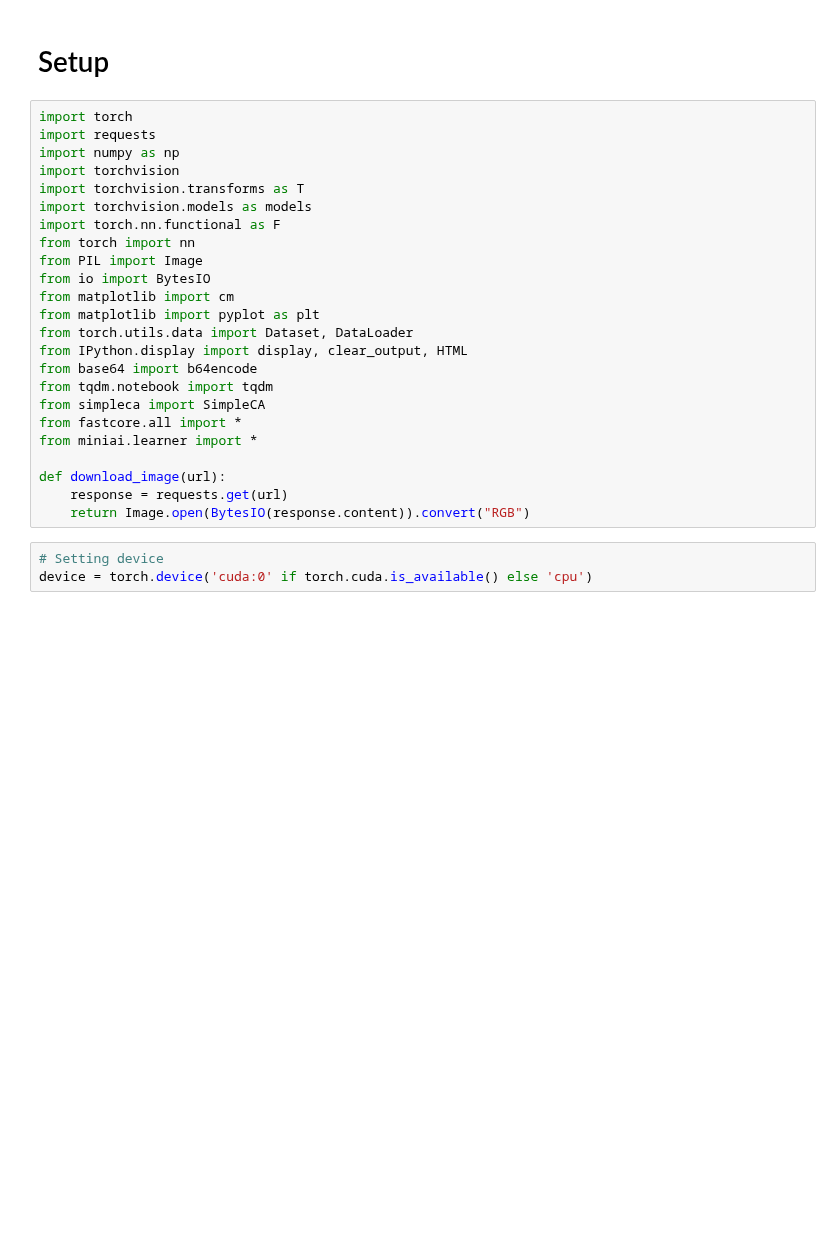
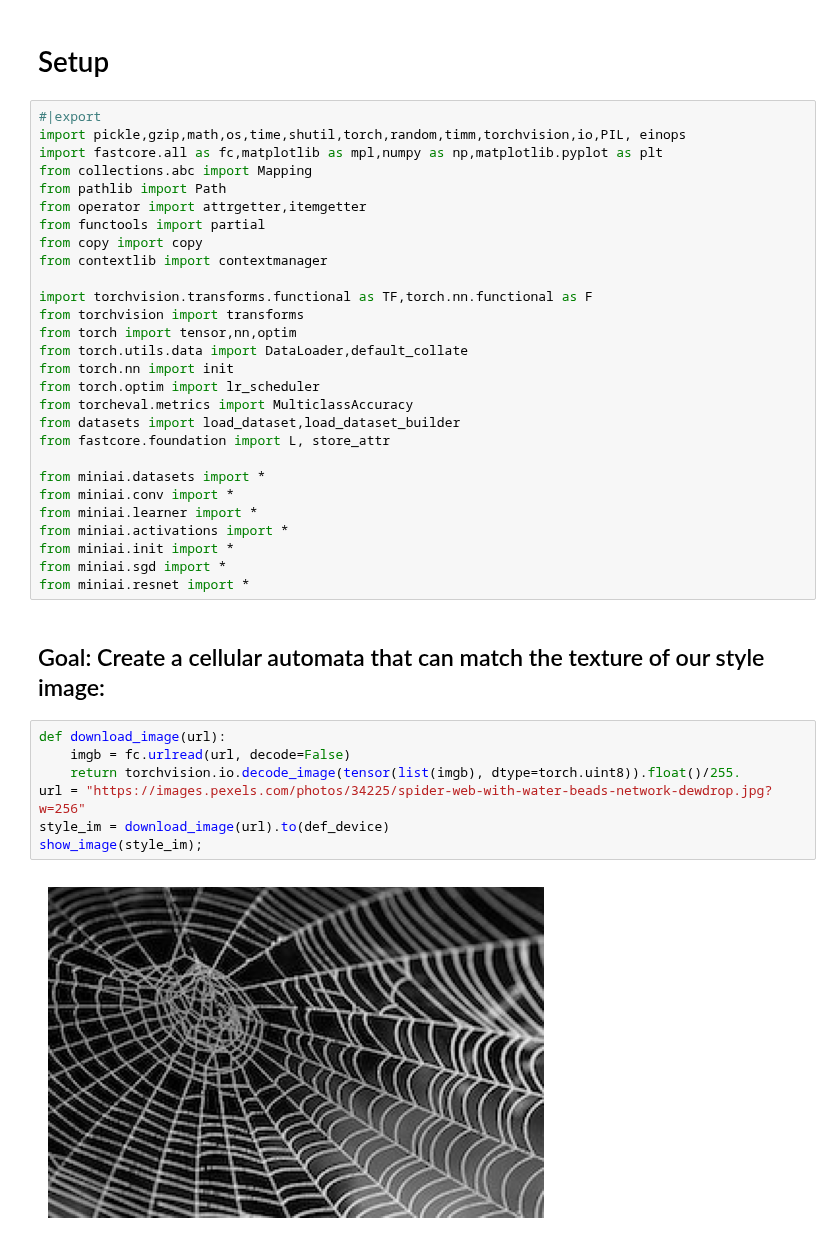
Before and after one commit to fastai/course22p2, a Jupyter notebook: nbs/17B_NCA.ipynb, the cells around one changed output. Drawn from its saved outputs; the diff is of its cells as text; blank space fills up the shorter version.

Commit message:
Tweaks to NCA notebook, removed live preview

```diff
--- a/nbs/17B_NCA.ipynb
+++ b/nbs/17B_NCA.ipynb
@@ -1,29 +1,41 @@
 # %% [markdown]
 # Setup
 # %%
-import torch
-import requests
-import numpy as np
-import torchvision
-import torchvision.transforms as T
-import torchvision.models as models
-import torch.nn.functional as F
-from torch import nn
-from PIL import Image
-from io import BytesIO
-from matplotlib import cm
-from matplotlib import pyplot as plt
-from torch.utils.data import Dataset, DataLoader
-from IPython.display import display, clear_output, HTML
-from base64 import b64encode
-from tqdm.notebook import tqdm
-from simpleca import SimpleCA
-from fastcore.all import *
+#|export
+import pickle,gzip,math,os,time,shutil,torch,random,timm,torchvision,io,PIL, einops
+import fastcore.all as fc,matplotlib as mpl,numpy as np,matplotlib.pyplot as plt
+from collections.abc import Mapping
+from pathlib import Path
+from operator import attrgetter,itemgetter
+from functools import partial
+from copy import copy
+from contextlib import contextmanager
+
+import torchvision.transforms.functional as TF,torch.nn.functional as F
+from torchvision import transforms
+from torch import tensor,nn,optim
+from torch.utils.data import DataLoader,default_collate
+from torch.nn import init
+from torch.optim import lr_scheduler
+from torcheval.metrics import MulticlassAccuracy
+from datasets import load_dataset,load_dataset_builder
+from fastcore.foundation import L, store_attr
+
+from miniai.datasets import *
+from miniai.conv import *
 from miniai.learner import *
-
-def download_image(url):
-    response = requests.get(url)
-    return Image.open(BytesIO(response.content)).convert("RGB")
+from miniai.activations import *
+from miniai.init import *
+from miniai.sgd import *
+from miniai.resnet import *
+# %% [markdown]
+## Goal: Create a cellular automata that can match the texture of our style image:
 # %%
-# Setting device
-device = torch.device('cuda:0' if torch.cuda.is_available() else 'cpu')
+def download_image(url):
+    imgb = fc.urlread(url, decode=False)
+    return torchvision.io.decode_image(tensor(list(imgb), dtype=torch.uint8)).float()/255.
+url = "https://images.pexels.com/photos/34225/spider-web-with-water-beads-network-dewdrop.jpg?w=256"
+style_im = download_image(url).to(def_device)
+show_image(style_im);
+# %% [output]
+[figure, added]
```
Also changed, not shown: parts of 27 cells of this notebook, 2 other files.
